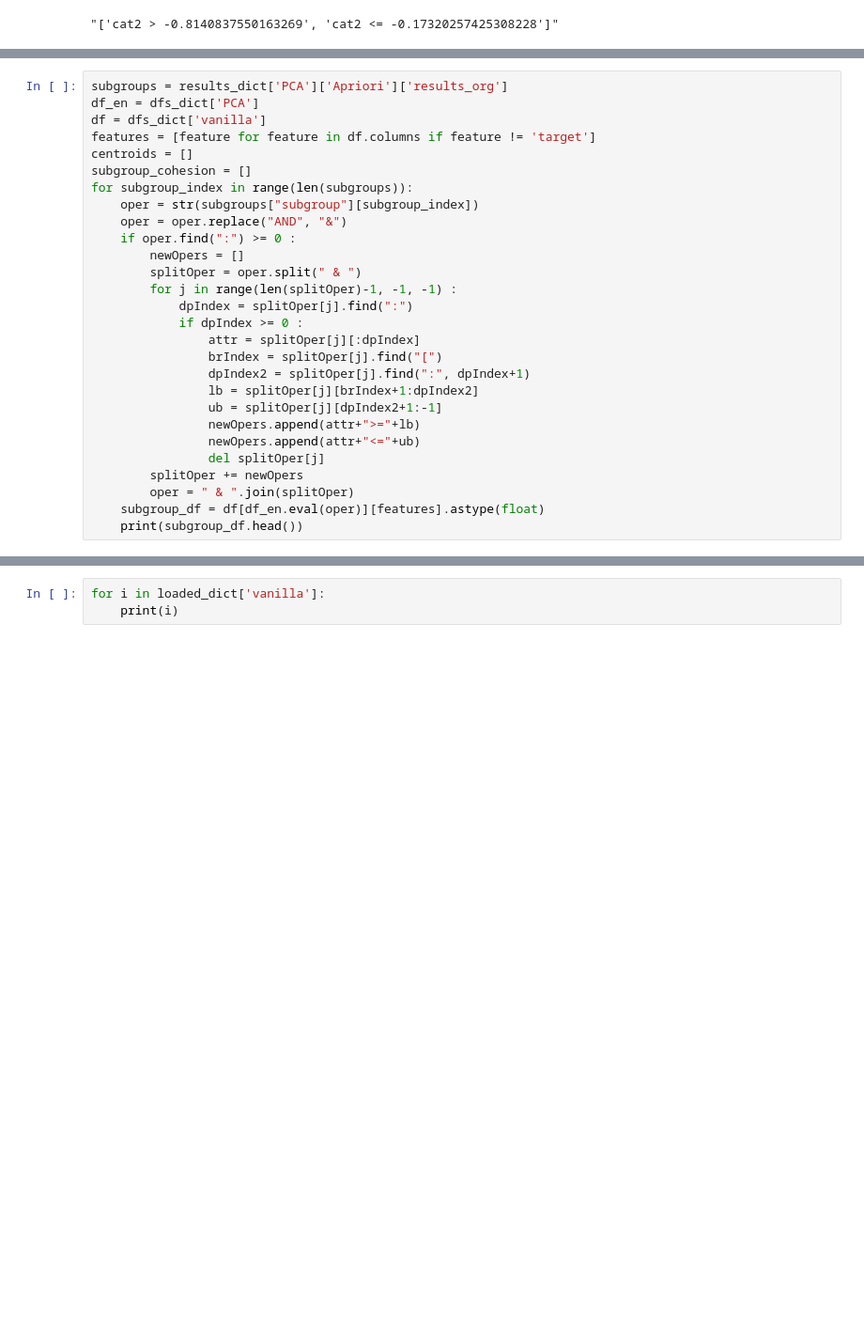
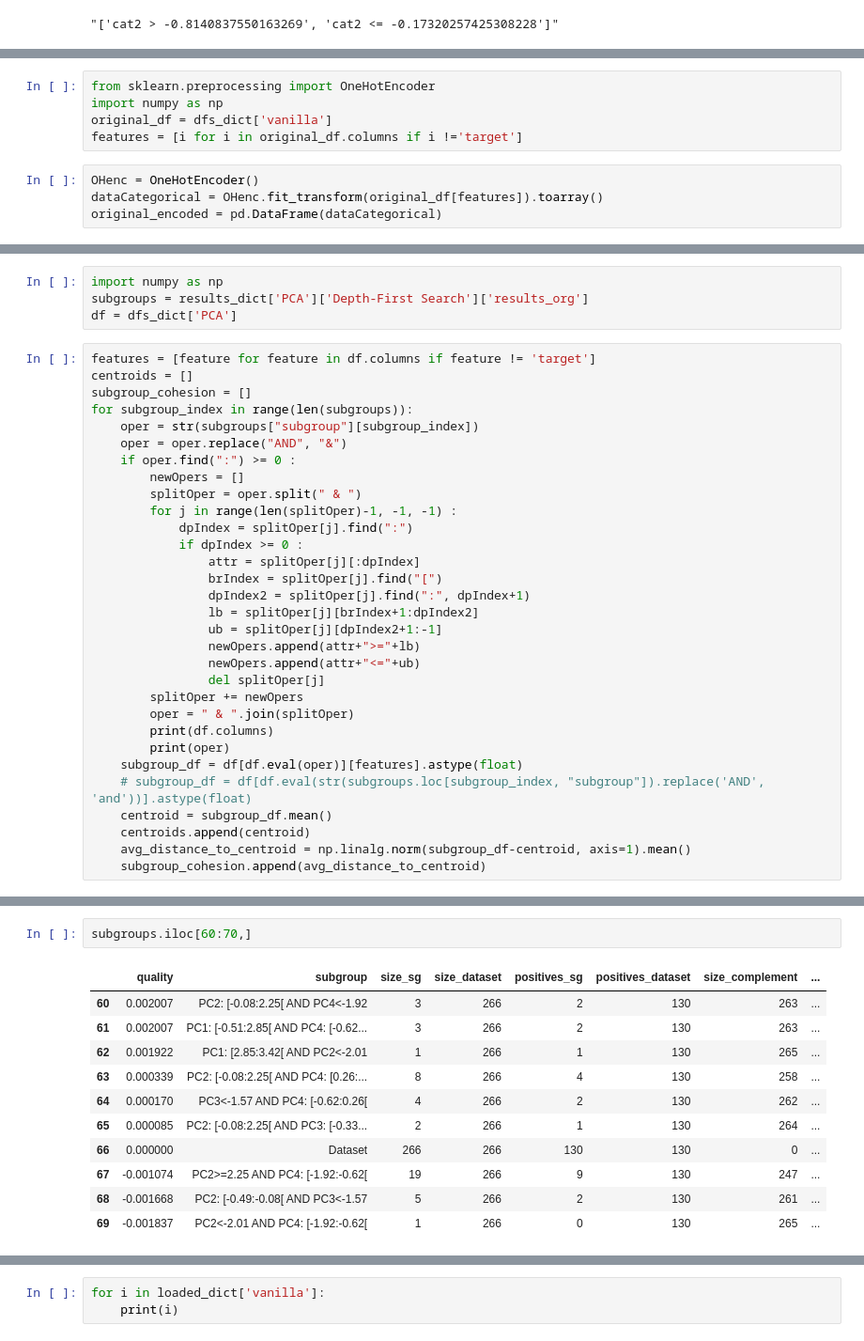
Before and after one commit to WouterFeijen/Interpretable-Subgroup-Discovery, a Jupyter notebook: test_interpret.ipynb, the cells around one changed output, grey strips where cells are left out. Shown at 94% size. Cells and saved outputs as stored; diff of their text form; blank space fills up the shorter version.

Commit message:
Small changes. one hot encoding for datasets with categorical variables in interpretability

```diff
--- a/test_interpret.ipynb
+++ b/test_interpret.ipynb
@@ -98,0 +78,9 @@ zeroes
+# %%
+from sklearn.preprocessing import OneHotEncoder
+import numpy as np
+original_df = dfs_dict['vanilla']
+features = [i for i in original_df.columns if i !='target']
+# %%
+OHenc = OneHotEncoder()
+dataCategorical = OHenc.fit_transform(original_df[features]).toarray()
+original_encoded = pd.DataFrame(dataCategorical)
@@ -99,7 +145,8 @@ zeroes
+# %%
+import numpy as np
+subgroups = results_dict['PCA']['Depth-First Search']['results_org']
+df = dfs_dict['PCA']
 # %%
-subgroups = results_dict['PCA']['Apriori']['results_org']
-df_en = dfs_dict['PCA']
-df = dfs_dict['vanilla']
 features = [feature for feature in df.columns if feature != 'target']
 centroids = []
 subgroup_cohesion = []
@@ -122,6 +169,12 @@ for subgroup_index in range(len(subgroups)):
                 del splitOper[j]
         splitOper += newOpers
         oper = " & ".join(splitOper)
-    subgroup_df = df[df_en.eval(oper)][features].astype(float)
-    print(subgroup_df.head())
+        print(df.columns)
+        print(oper)
+    subgroup_df = df[df.eval(oper)][features].astype(float)
+    # subgroup_df = df[df.eval(str(subgroups.loc[subgroup_index, "subgroup"]).replace('AND', 'and'))].astype(float)
+    centroid = subgroup_df.mean()
+    centroids.append(centroid)
+    avg_distance_to_centroid = np.linalg.norm(subgroup_df-centroid, axis=1).mean()
+    subgroup_cohesion.append(avg_distance_to_centroid)
 # %% [output]
@@ -202,0 +199,14 @@ UndefinedVariableError: name 'Dataset' is not defined
+# %%
+subgroups.iloc[60:70,]
+# %% [output]
+|  | quality | subgroup | size_sg | size_dataset | positives_sg | positives_dataset | size_complement | ... |
+| 60 | 0.002007 | PC2: [-0.08:2.25[ AND PC4<-1.92 | 3 | 266 | 2 | 130 | 263 | ... |
+| 61 | 0.002007 | PC1: [-0.51:2.85[ AND PC4: [-0.62... | 3 | 266 | 2 | 130 | 263 | ... |
+| 62 | 0.001922 | PC1: [2.85:3.42[ AND PC2<-2.01 | 1 | 266 | 1 | 130 | 265 | ... |
+| 63 | 0.000339 | PC2: [-0.08:2.25[ AND PC4: [0.26:... | 8 | 266 | 4 | 130 | 258 | ... |
+| 64 | 0.000170 | PC3<-1.57 AND PC4: [-0.62:0.26[ | 4 | 266 | 2 | 130 | 262 | ... |
+| 65 | 0.000085 | PC2: [-0.08:2.25[ AND PC3: [-0.33... | 2 | 266 | 1 | 130 | 264 | ... |
+| 66 | 0.000000 | Dataset | 266 | 266 | 130 | 130 | 0 | ... |
+| 67 | -0.001074 | PC2>=2.25 AND PC4: [-1.92:-0.62[ | 19 | 266 | 9 | 130 | 247 | ... |
+| 68 | -0.001668 | PC2: [-0.49:-0.08[ AND PC3<-1.57 | 5 | 266 | 2 | 130 | 261 | ... |
+| 69 | -0.001837 | PC2<-2.01 AND PC4: [-1.92:-0.62[ | 1 | 266 | 0 | 130 | 265 | ... |
```
Also changed, not shown: parts of 12 cells of this notebook, 2 other files.
